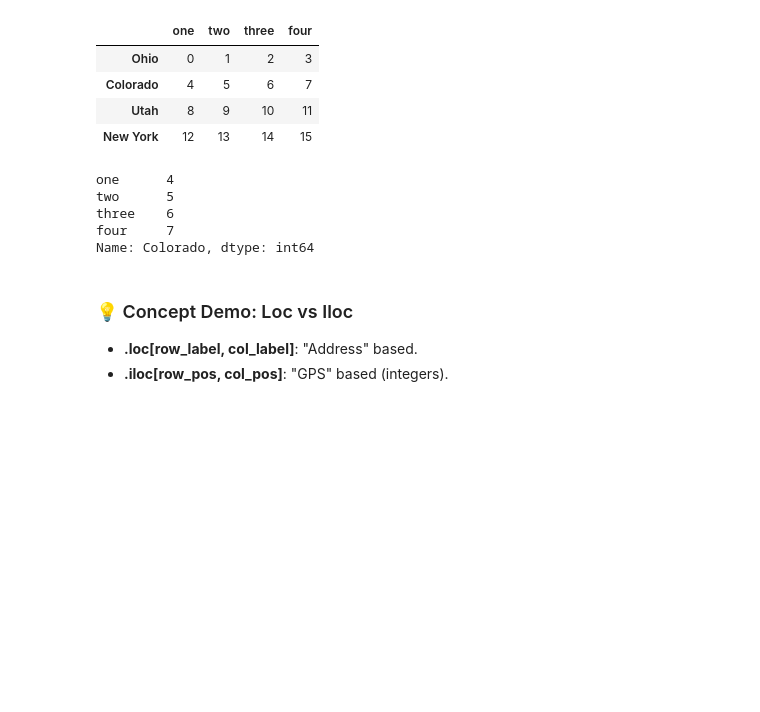
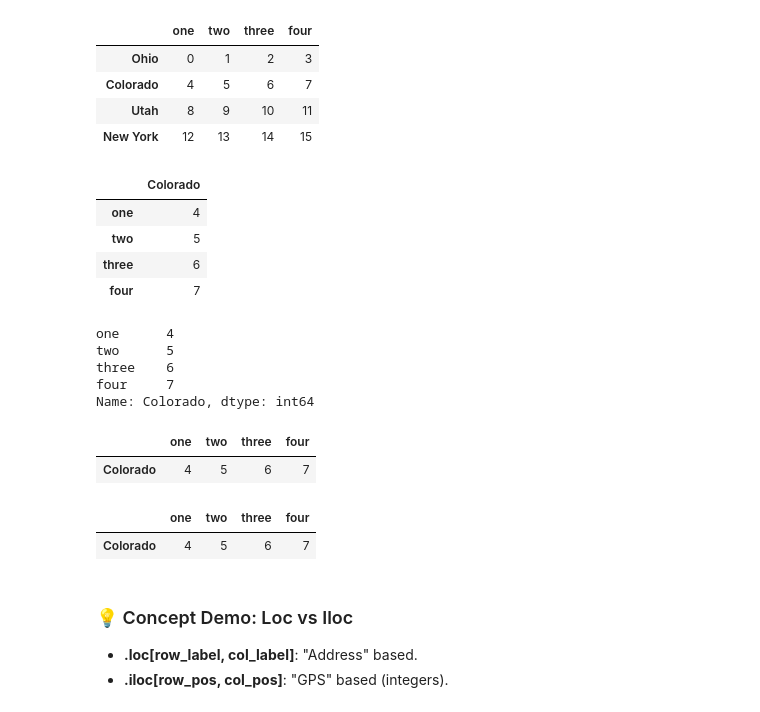
Before and after one commit to PP-123-nt/6m-data-1.7-intro-pandas, a Jupyter notebook: notebooks/pandas_lesson.ipynb, the cells around one changed output. Cells and saved outputs as stored; diff of their text form; code cells hidden in the pictures; blank space fills up the shorter version.

```diff
--- a/notebooks/pandas_lesson.ipynb
+++ b/notebooks/pandas_lesson.ipynb
@@ -272,6 +270,15 @@ data
 | Colorado | 4 | 5 | 6 | 7 |
 | Utah | 8 | 9 | 10 | 11 |
 | New York | 12 | 13 | 14 | 15 |
+# %%
+# .loc["Colorado"] grab row by its label (name), not position number.
+data.loc["Colorado"].to_frame()  # .to_frame() turn Series into DataFrame (table) for nicer display
+# %% [output]
+|  | Colorado |
+| one | 4 |
+| two | 5 |
+| three | 6 |
+| four | 7 |
 # %%
 # .loc["Colorado"] grab row by its label (name), not position number.
 data.loc["Colorado"]
@@ -281,6 +288,16 @@ two      5
 three    6
 four     7
 Name: Colorado, dtype: int64
+# %%
+display(data.iloc[1:2])
+# %% [output]
+|  | one | two | three | four |
+| Colorado | 4 | 5 | 6 | 7 |
+# %%
+data.loc["Colorado"].to_frame().T  # .T transpose table (flip rows/columns) for nicer display
+# %% [output]
+|  | one | two | three | four |
+| Colorado | 4 | 5 | 6 | 7 |
 # %% [markdown]
 ### 💡 Concept Demo: Loc vs Iloc
 - **.loc[row_label, col_label]**: "Address" based.
```
Also changed, not shown: parts of 5 cells of this notebook, 1 other file.
